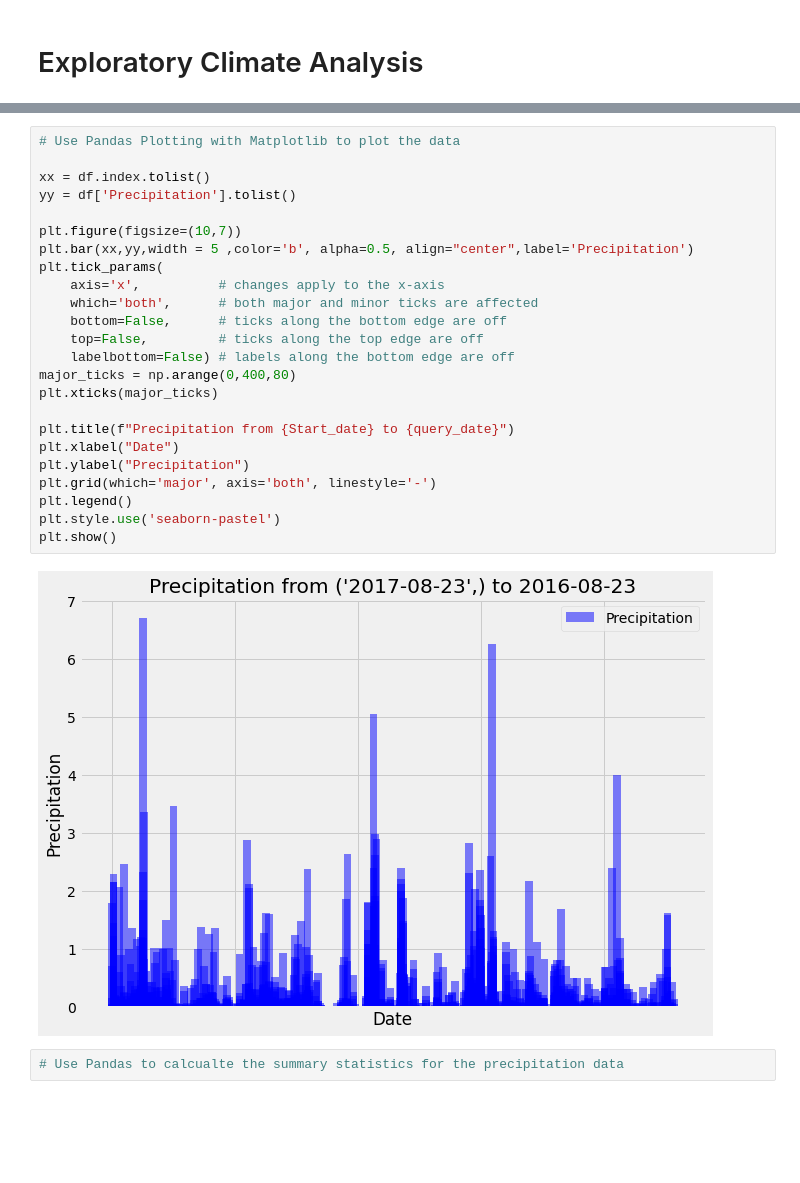
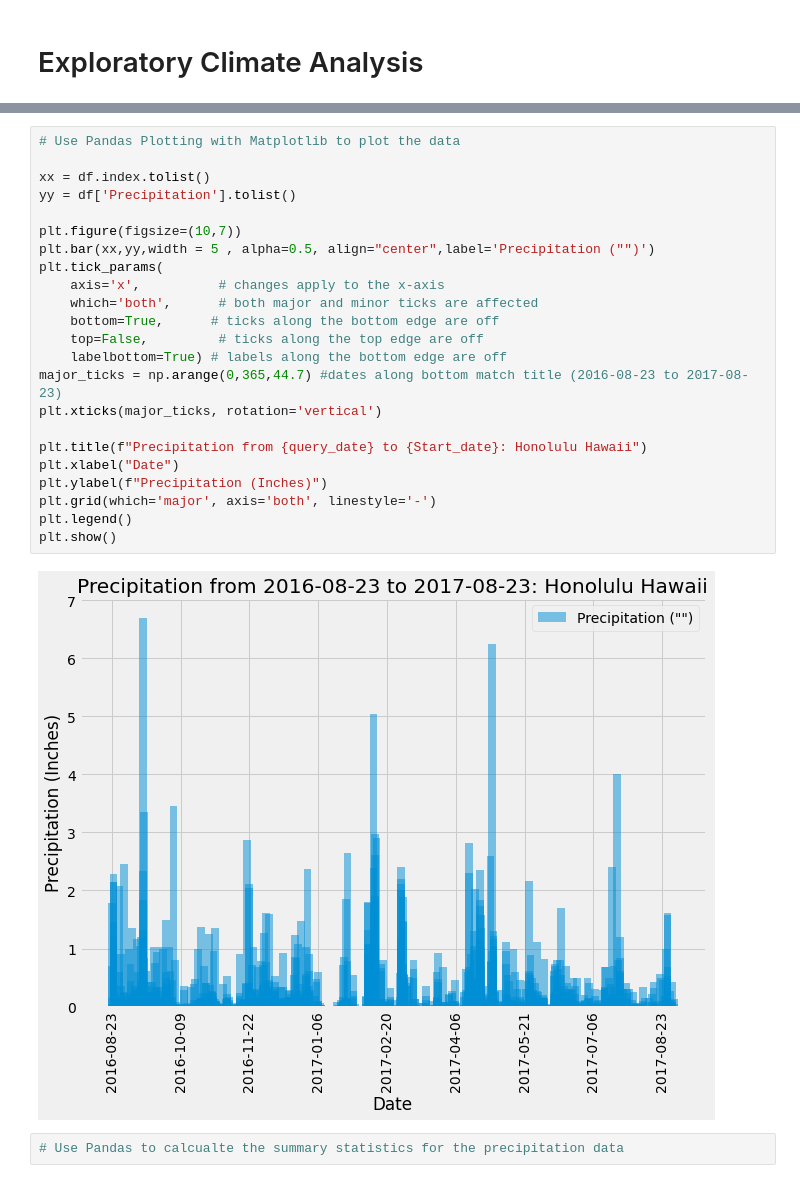
Before and after one commit to FaresKazemi/sqlalchemy-challenge, a Jupyter notebook: climate_starter.ipynb, the cells around one changed output, grey strips where cells are left out. Cells and saved outputs as stored; diff of their text form; blank space fills up the shorter version.

Commit message:
fixing chart

```diff
--- a/climate_starter.ipynb
+++ b/climate_starter.ipynb
@@ -106,29 +110,28 @@ df.head()
 # %%
 # Use Pandas Plotting with Matplotlib to plot the data
 
 xx = df.index.tolist()
 yy = df['Precipitation'].tolist()
 
 plt.figure(figsize=(10,7))
-plt.bar(xx,yy,width = 5 ,color='b', alpha=0.5, align="center",label='Precipitation')
+plt.bar(xx,yy,width = 5 , alpha=0.5, align="center",label='Precipitation ("")')
 plt.tick_params(
     axis='x',          # changes apply to the x-axis
     which='both',      # both major and minor ticks are affected
-    bottom=False,      # ticks along the bottom edge are off
+    bottom=True,      # ticks along the bottom edge are off
     top=False,         # ticks along the top edge are off
-    labelbottom=False) # labels along the bottom edge are off
-major_ticks = np.arange(0,400,80)
-plt.xticks(major_ticks)
+    labelbottom=True) # labels along the bottom edge are off
+major_ticks = np.arange(0,365,44.7) #dates along bottom match title (2016-08-23 to 2017-08-23)
+plt.xticks(major_ticks, rotation='vertical')
 
-plt.title(f"Precipitation from {Start_date} to {query_date}")
+plt.title(f"Precipitation from {query_date} to {Start_date}: Honolulu Hawaii")
 plt.xlabel("Date")
-plt.ylabel("Precipitation")
+plt.ylabel(f"Precipitation (Inches)")
 plt.grid(which='major', axis='both', linestyle='-')
 plt.legend()
-plt.style.use('seaborn-pastel')
 plt.show()
 # %% [output]
-[figure, old version]
+[figure, new version]
 # %%
 # Use Pandas to calcualte the summary statistics for the precipitation data
 # %%
```
Also changed, not shown: parts of 6 cells of this notebook.
